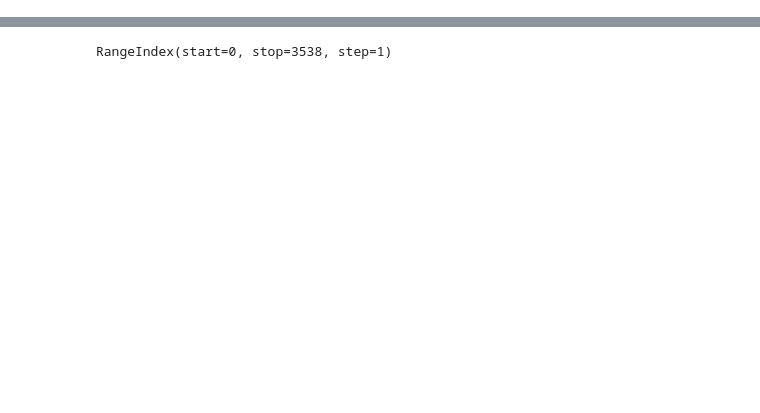
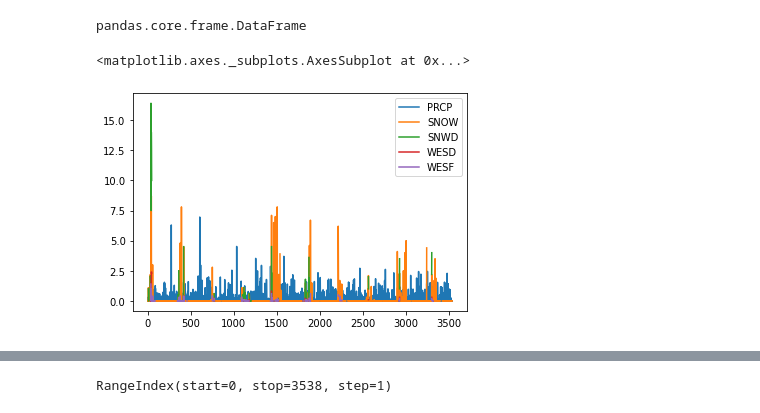
Before and after one commit to MarcoM95/MLPNS2021, a Jupyter notebook: MLPNS_24_03_2021.ipynb, the cells around one changed output, grey strips where cells are left out. Cells and saved outputs as stored; diff of their text form; code cells hidden in the pictures; blank space fills up the shorter version.

```diff
--- a/MLPNS_24_03_2021.ipynb
+++ b/MLPNS_24_03_2021.ipynb
@@ -3,5 +3,5 @@
 # %%
 import pandas as pd
 # %%
-df=pd.read_csv("https://raw.githubusercontent.com/fedhere/DSPS/master/labs/1865331.csv")
-df
+df = pd.read_csv("https://raw.githubusercontent.com/fedhere/DSPS/master/" +
+            "labs/1865331.csv")
@@ -21,0 +8,9 @@ df
+# %%
+type(df)
+# %% [output]
+pandas.core.frame.DataFrame
+# %%
+df.plot()
+# %% [output]
+<matplotlib.axes._subplots.AxesSubplot at 0x...>
+[figure, added]
```
Also changed, not shown: parts of 22 cells of this notebook.
